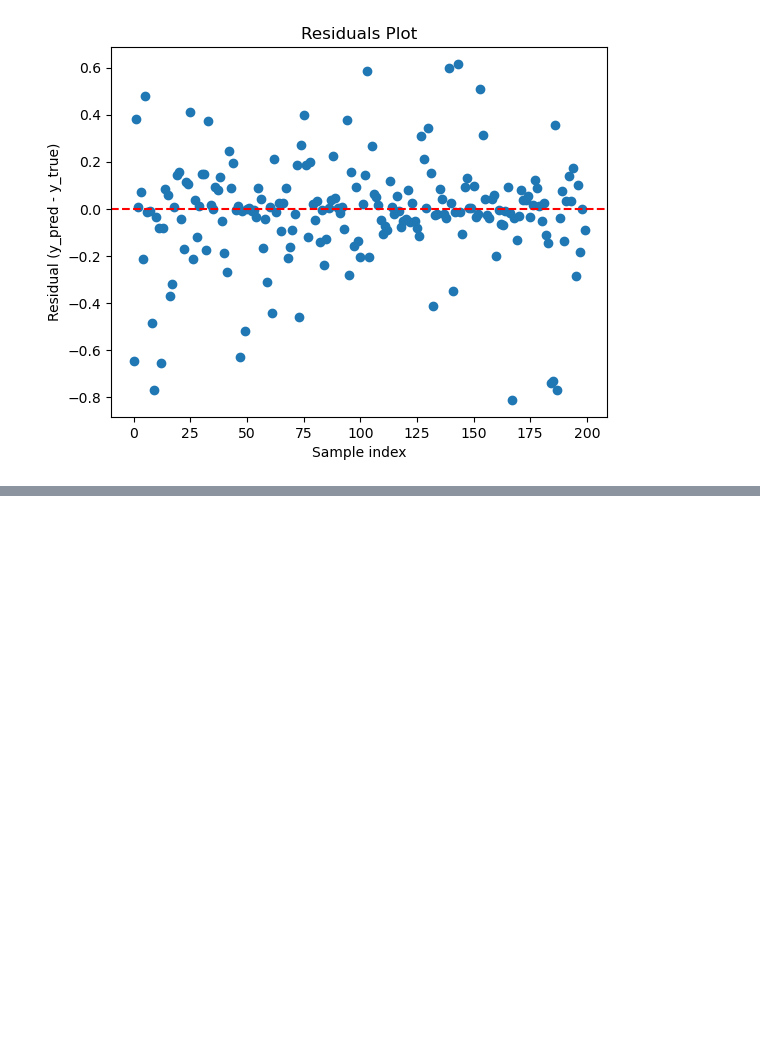
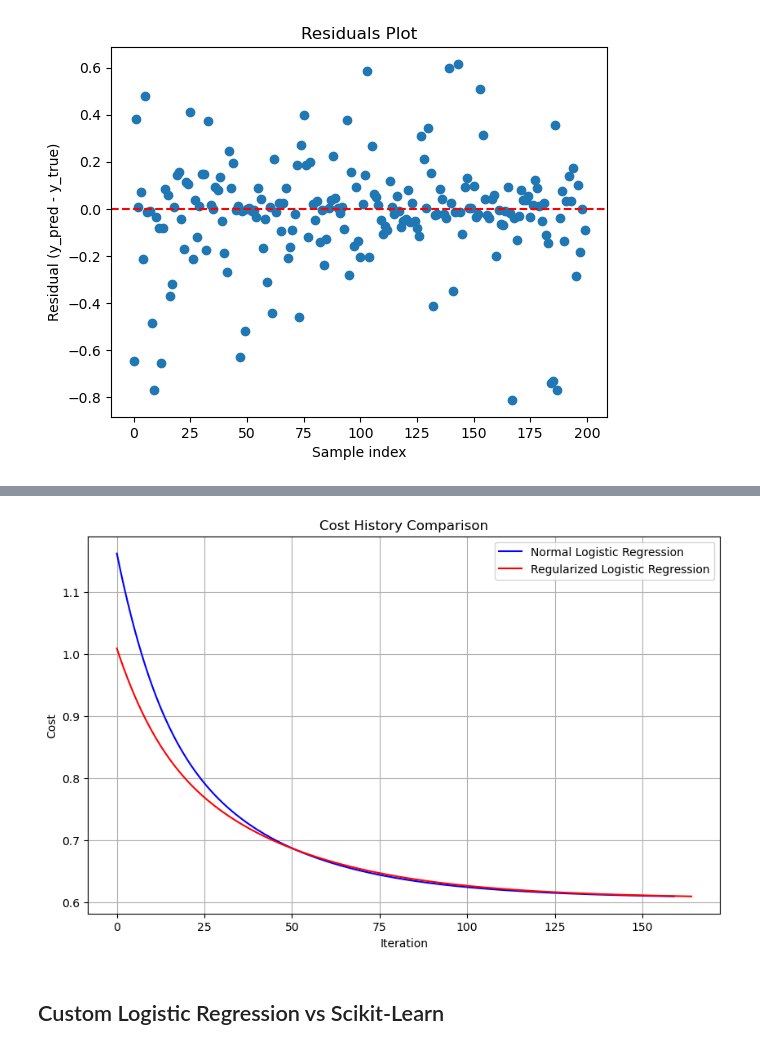
Before and after one commit to Proenca13/AI_Logistic-Linear_Regression, a Jupyter notebook: model_validation.ipynb, the cells around one changed output, grey strips where cells are left out. Cells and saved outputs as stored; diff of their text form; code cells hidden in the pictures; blank space fills up the shorter version.

```diff
--- a/model_validation.ipynb
+++ b/model_validation.ipynb
@@ -617,0 +781,29 @@ plt.show()
+# %%
+# Train normal model on challenging dataset
+normal_model_chall = LogisticRegression(learning_rate=0.1, iterations=1000, lambda_=0)
+normal_model_chall.fit(X_train_chall, y_train_chall)
+y_pred_normal = normal_model_chall.predict(X_test_chall)
+
+# Convert probabilities to class labels
+threshold = 0.5
+y_pred_normal_class = (y_pred_normal > threshold).astype(int)
+
+print("Normal Model Predictions (probabilities) :", y_pred_normal[:5])
+print("Normal Model Predictions (classes)       :", y_pred_normal_class[:5])
+print("True labels                              :", y_test_chall[:5], "\n")
+
+# Train regularized model on challenging dataset
+regularized_model_chall = LogisticRegression(learning_rate=0.1, iterations=1000, lambda_=0.1)
+regularized_model_chall.fit(X_train_chall, y_train_chall)
+y_pred_regularized = regularized_model_chall.predict(X_test_chall)
+y_pred_regularized_class = (y_pred_regularized > threshold).astype(int)
+
+print("Regularized Model Predictions (probabilities) :", y_pred_regularized[:5])
+print("Regularized Model Predictions (classes)       :", y_pred_regularized_class[:5])
+print("True labels                                   :", y_test_chall[:5], "\n")
+
+# Compare weights and bias
+print(f"Normal weights       : {normal_model_chall.weights}")
+print(f"Regularized weights  : {regularized_model_chall.weights}\n")
+print(f"Normal bias          : {normal_model_chall.bias}")
+print(f"Regularized bias     : {regularized_model_chall.bias}")
@@ -617,0 +860,18 @@ plt.show()
+# %%
+## Compare Cost History
+cost_normal = normal_model_chall.cost_history
+cost_regularized = regularized_model_chall.cost_history
+
+plt.figure(figsize=(10,6))
+plt.plot(cost_normal, label="Normal Logistic Regression", color='blue')
+plt.plot(cost_regularized, label="Regularized Logistic Regression", color='red')
+plt.xlabel("Iteration")
+plt.ylabel("Cost")
+plt.title("Cost History Comparison")
+plt.legend()
+plt.grid(True)
+plt.show()
+# %% [output]
+[figure, added]
+# %% [markdown]
+## Custom Logistic Regression vs Scikit-Learn
```
Also changed, not shown: parts of 10 cells of this notebook.
